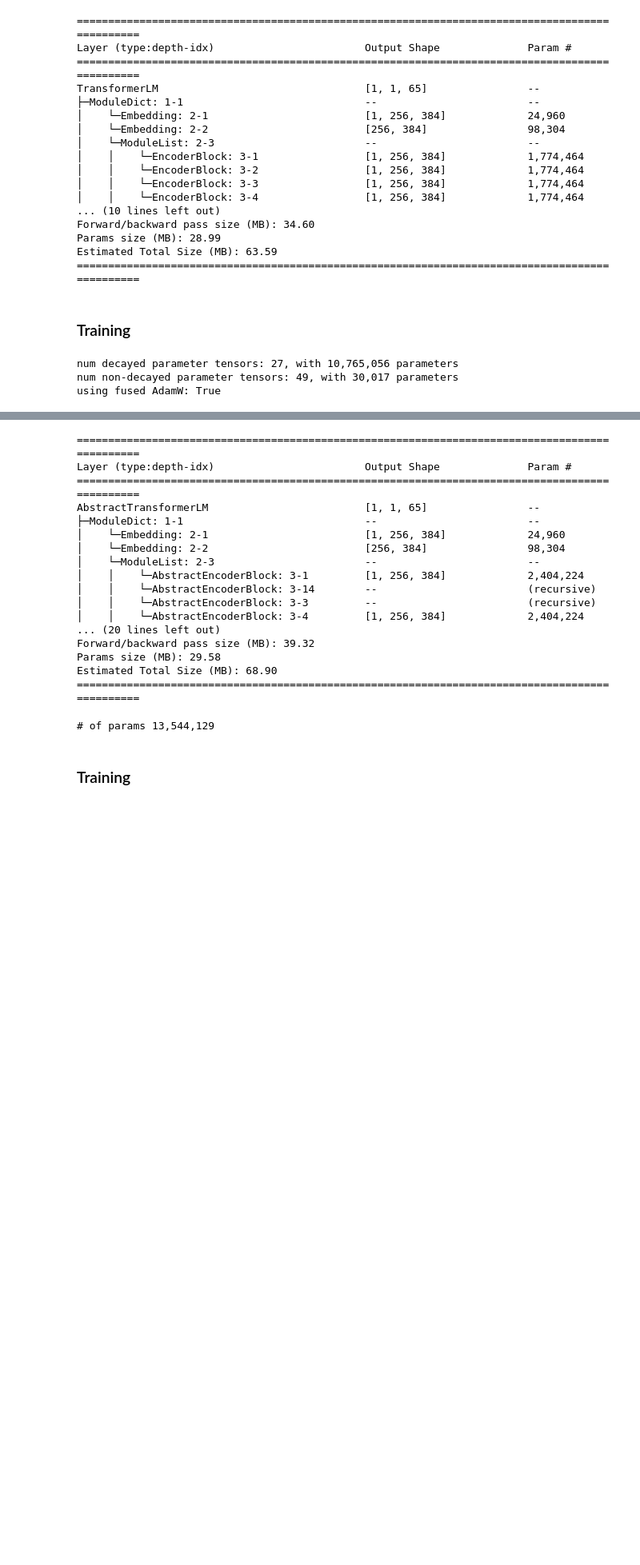
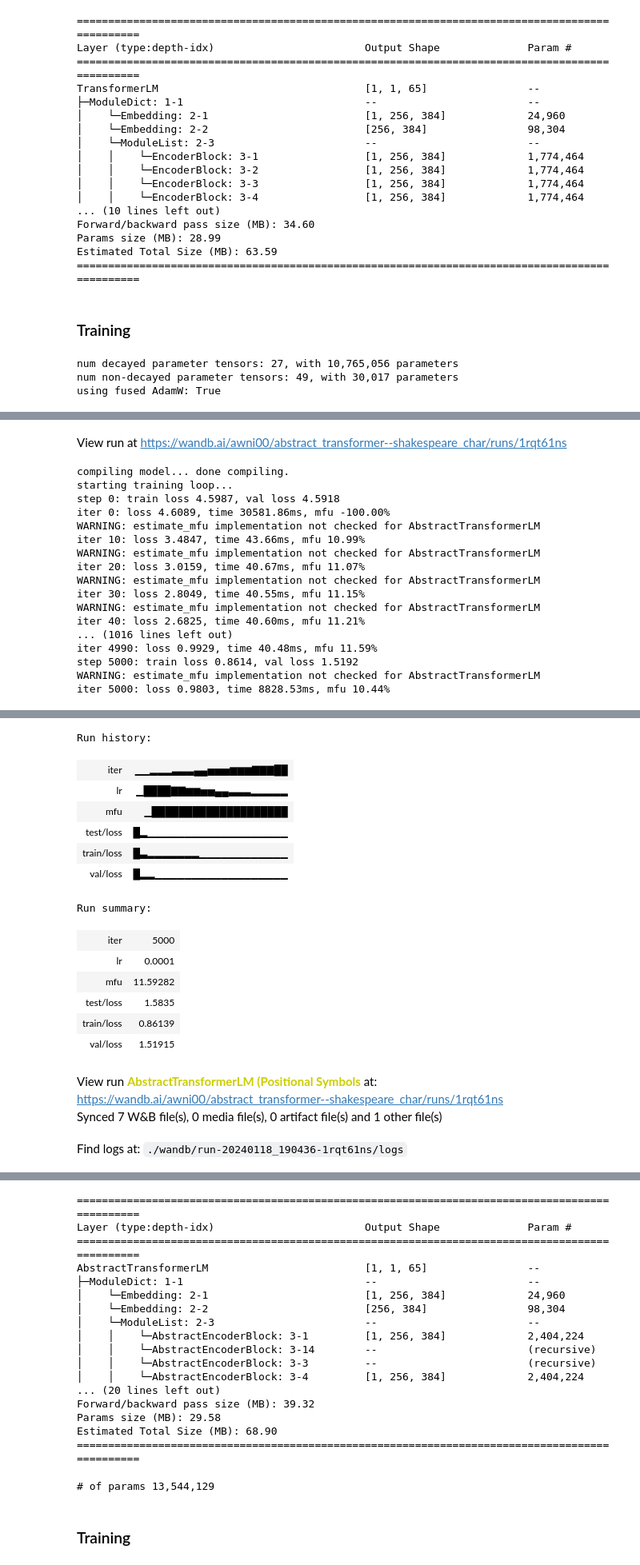
Before and after one commit to Awni00/abstract_transformer, a Jupyter notebook: experiments/tiny_shakespeare_char.ipynb, the cells around one changed output, grey strips where cells are left out. Shown at 80% size. Saved outputs shown, nothing was run; the diff lists cells and outputs as text; code cells hidden in the pictures; blank space fills up the shorter version.

```diff
--- a/experiments/tiny_shakespeare_char.ipynb
+++ b/experiments/tiny_shakespeare_char.ipynb
@@ -31,7 +31,6 @@ data_path = f'../data/tiny_shakespeare_char'
 
 # I/O
 eval_only = False # if True, script exits right after the first eval
-
 
 # system
 device = 'cuda'
@@ -54,7 +53,7 @@ always_save_checkpoint = False
 
 # wandb logging
 wandb_log = False
-wandb_project = 'shakespeare-char'
+wandb_project = 'abstract_transformer--shakespeare_char'
 wandb_run_name = 'mini-gpt'
 
 # optimization hyperparams
@@ -238,0 +303,42 @@ dvbWQ:tF;QXBfGJGdINbnBL-bNbqeBBd,cRpzpO'qNCztztFBMiFyzVHToWzMhIGBbEBG$MTIFymbr;i
+# %%
+def get_lr(it):
+    # 1) linear warmup for warmup_iters steps
+    if it < warmup_iters:
+        return learning_rate * it / warmup_iters
+    # 2) if it > lr_decay_iters, return min learning rate
+    if it > lr_decay_iters:
+        return min_lr
+    # 3) in between, use cosine decay down to min learning rate
+    decay_ratio = (it - warmup_iters) / (lr_decay_iters - warmup_iters)
+    assert 0 <= decay_ratio <= 1
+    coeff = 0.5 * (1.0 + math.cos(math.pi * decay_ratio)) # coeff ranges 0..1
+    return min_lr + coeff * (learning_rate - min_lr)
+# %%
+@torch.no_grad()
+def eval_model(model, ctx=None):
+
+    ctx = nullcontext() if ctx is None else ctx
+    out = {}
+    model.eval()
+    for split in ['train', 'val', 'test']:
+        losses = torch.zeros(eval_iters)
+        for k in range(eval_iters):
+            X, Y = get_batch(split)
+            with ctx:
+                logits, loss = model(X, Y)
+            losses[k] = loss.item()
+        out[f'{split}/loss'] = losses.mean()
+    model.train()
+    return out
+# %%
+train_kwargs = dict(
+    model=model, get_batch=get_batch, batch_size=batch_size, max_iters=max_iters,
+    optimizer=optimizer, scaler=scaler, get_lr=get_lr, eval_model=eval_model,
+    compile=True, grad_clip=0, gradient_accumulation_steps=gradient_accumulation_steps,
+    eval_main_metric='val/loss', eval_interval=eval_interval, always_save_checkpoint=always_save_checkpoint, out_dir=out_dir,
+    log_interval=10, wandb_log=True, wandb_init_kwargs=dict(project=wandb_project, name='AbstractTransformerLM (Positional Symbols)'),
+    ckpt_dict=dict(model_args=model_args), track_mfu=True,
+    master_process=True, ddp=False, device_type='cuda')
+# %%
+train_model(**train_kwargs)
+# %% [output]
@@ -238,0 +349,18 @@ dvbWQ:tF;QXBfGJGdINbnBL-bNbqeBBd,cRpzpO'qNCztztFBMiFyzVHToWzMhIGBbEBG$MTIFymbr;i
+View run at https://wandb.ai/awni00/abstract_transformer--shakespeare_char/runs/1rqt61ns
+compiling model... done compiling.
+starting training loop...
+step 0: train loss 4.5987, val loss 4.5918
+iter 0: loss 4.6089, time 30581.86ms, mfu -100.00%
+WARNING: estimate_mfu implementation not checked for AbstractTransformerLM
+iter 10: loss 3.4847, time 43.66ms, mfu 10.99%
+WARNING: estimate_mfu implementation not checked for AbstractTransformerLM
+iter 20: loss 3.0159, time 40.67ms, mfu 11.07%
+WARNING: estimate_mfu implementation not checked for AbstractTransformerLM
+iter 30: loss 2.8049, time 40.55ms, mfu 11.15%
+WARNING: estimate_mfu implementation not checked for AbstractTransformerLM
+iter 40: loss 2.6825, time 40.60ms, mfu 11.21%
+... (1016 lines left out)
+iter 4990: loss 0.9929, time 40.48ms, mfu 11.59%
+step 5000: train loss 0.8614, val loss 1.5192
+WARNING: estimate_mfu implementation not checked for AbstractTransformerLM
+iter 5000: loss 0.9803, time 8828.53ms, mfu 10.44%
@@ -238,0 +368,17 @@ dvbWQ:tF;QXBfGJGdINbnBL-bNbqeBBd,cRpzpO'qNCztztFBMiFyzVHToWzMhIGBbEBG$MTIFymbr;i
+Run history:
+| iter | ▁▁▂▂▂▃▃▃▄▄▅▅▅▆▆▆▇▇▇██ |
+| lr | ▁████▇▇▆▆▅▅▄▄▃▃▃▂▂▂▂▂ |
+| mfu | ▁████████████████████ |
+| test/loss | █▂▁▁▁▁▁▁▁▁▁▁▁▁▁▁▁▁▁▁▁ |
+| train/loss | █▃▂▂▂▂▂▂▂▁▁▁▁▁▁▁▁▁▁▁▁ |
+| val/loss | █▂▂▁▁▁▁▁▁▁▁▁▁▁▁▁▁▁▁▁▁ |
+Run summary:
+| iter | 5000 |
+| lr | 0.0001 |
+| mfu | 11.59282 |
+| test/loss | 1.5835 |
+| train/loss | 0.86139 |
+| val/loss | 1.51915 |
+View run AbstractTransformerLM (Positional Symbols at: https://wandb.ai/awni00/abstract_transformer--shakespeare_char/runs/1rqt61ns
+Synced 7 W&B file(s), 0 media file(s), 0 artifact file(s) and 1 other file(s)
+Find logs at: ./wandb/run-20240118_190436-1rqt61ns/logs
```
Also changed, not shown: parts of 28 cells of this notebook.
